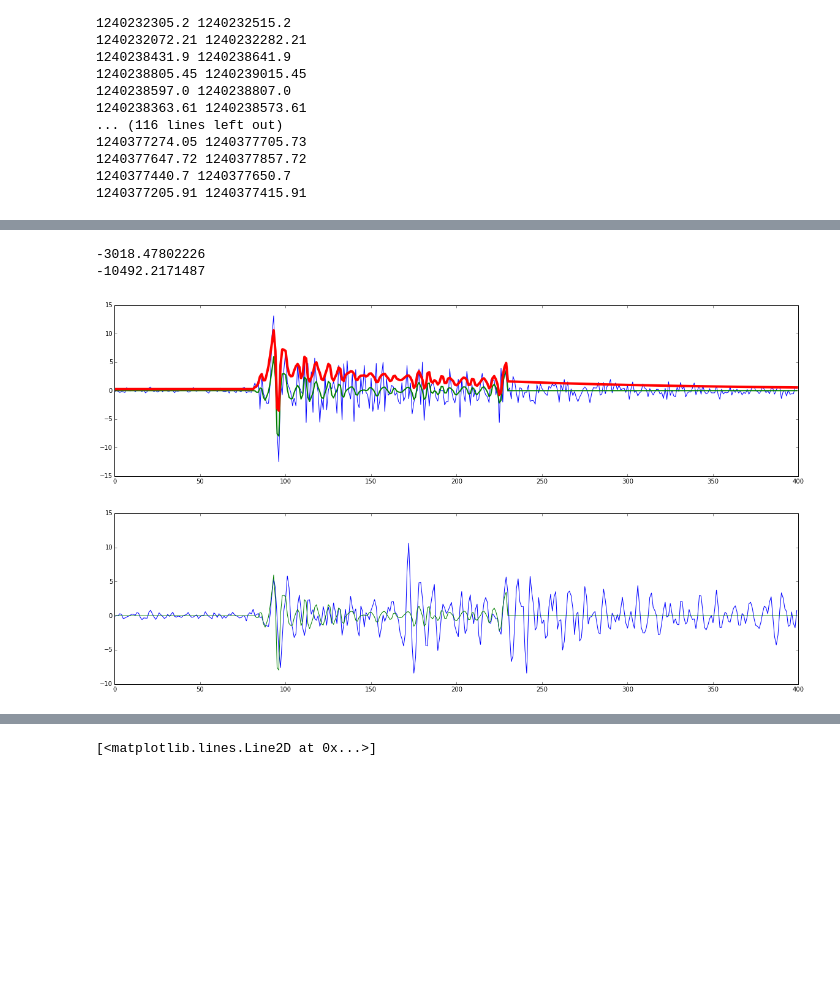
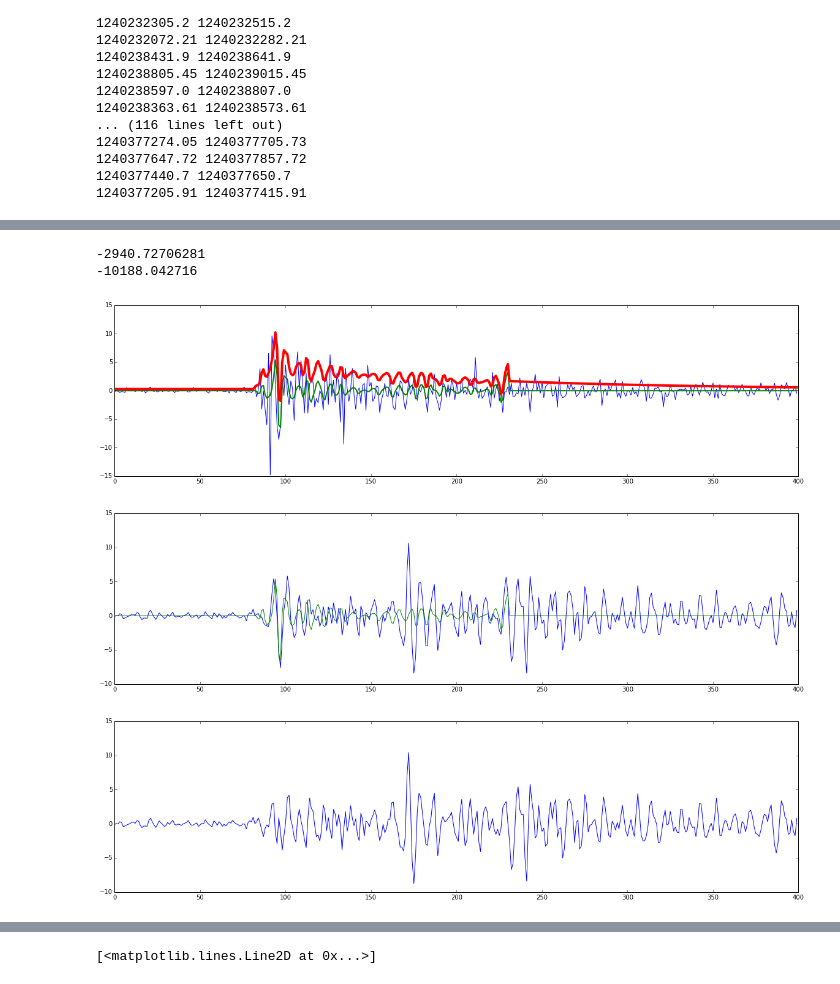
Before and after one commit to davmre/sigvisa, a Jupyter notebook: notebooks/bayesian_correlation_evproposal.ipynb, the cells around one changed output, grey strips where cells are left out. Drawn from its saved outputs; the diff is of its cells as text; code cells hidden in the pictures; blank space fills up the shorter version.

```diff
--- a/notebooks/bayesian_correlation_evproposal.ipynb
+++ b/notebooks/bayesian_correlation_evproposal.ipynb
@@ -121,26 +122,30 @@ None
 # %%
 f = figure(figsize=(20, 5))
 wn = sg.station_waves["MK31"][0]
 z1 = wn.tssm.prior_sample(1700, 0)
 plot(z1[200:600])
 s1 = wn.tssm.obs_var(1700)
 m1 = wn.tssm.mean_obs(1700)
 plot(m1[200:600], lw=2)
 plot(m1[200:600]+np.sqrt(s1)[200:600], lw=4)
 print wn.log_p()
 u1 = wn.unexplained_kalman()
 figure(figsize=(20, 5))
 plot(wn.get_value()[200:600])
 #plot(u1[200:600])
 plot(m1[200:600])
+
+figure(figsize=(20, 5))
 subtracted1 = wn.get_value() - m1
-#plot(subtracted1[200:600])
+
+plot(subtracted1[200:600])
 print wn.nm.log_p(subtracted1)
 # %% [output]
--3018.47802226
--10492.2171487
+-2940.72706281
+-10188.042716
-[figure, old version]
+[figure, new version]
-[figure, old version]
+[figure, new version]
+[figure, added]
 # %%
 from sigvisa.infer.event_birthdeath import ev_death_move_abstract
 
```
Also changed, not shown: parts of 6 cells of this notebook, 10 other files.
